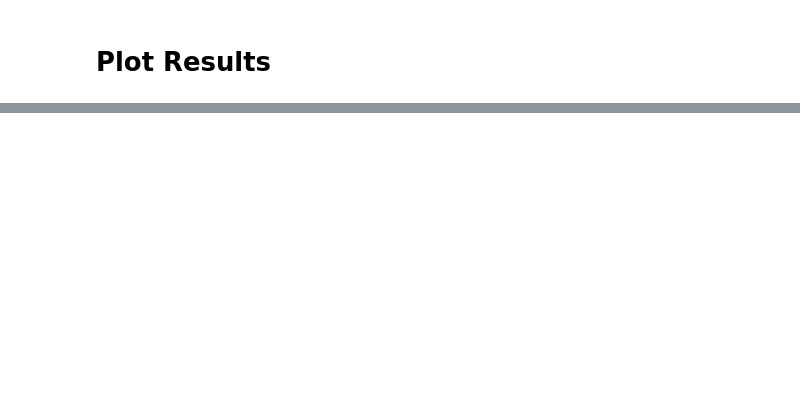
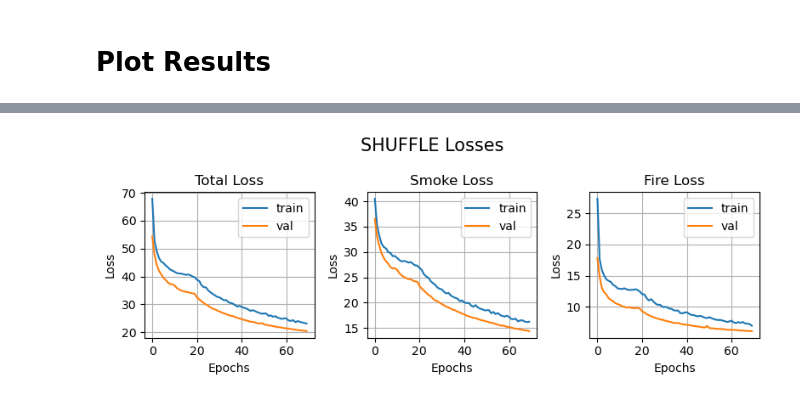
Before and after one commit to wortelio/tfm_gpu_die, a Jupyter notebook: code/classifier/shuffleNet/multilabel_shufflenet.ipynb, the cells around one changed output, grey strips where cells are left out. Saved outputs shown, nothing was run; the diff lists cells and outputs as text; code cells hidden in the pictures; blank space fills up the shorter version.

```diff
--- a/code/classifier/shuffleNet/multilabel_shufflenet.ipynb
+++ b/code/classifier/shuffleNet/multilabel_shufflenet.ipynb
@@ -1200,0 +1363,37 @@ plt.show()
+# %%
+#plt.figure(figsize=(8,8))
+fig, axs = plt.subplots(1,3, figsize=(8, 3))
+fig.suptitle(MODEL + ' Losses', fontsize=15)
+
+plt.subplot(1,3,1)
+plt.plot(train_total_loss, label="train")
+plt.plot(val_total_loss, label="val")
+plt.title("Total Loss")
+plt.xlabel("Epochs")
+plt.ylabel("Loss")
+plt.legend()
+plt.grid()
+
+plt.subplot(1,3,2)
+plt.plot(train_smoke_loss, label="train")
+plt.plot(val_smoke_loss, label="val")
+plt.title("Smoke Loss")
+plt.xlabel("Epochs")
+plt.ylabel("Loss")
+plt.legend()
+plt.grid()
+
+plt.subplot(1,3,3)
+plt.plot(train_fire_loss, label="train")
+plt.plot(val_fire_loss, label="val")
+plt.title("Fire Loss")
+plt.xlabel("Epochs")
+plt.ylabel("Loss")
+plt.legend()
+plt.grid()
+
+plt.tight_layout()
+plt.savefig(log_path + MODEL + "_losses.png")
+plt.show()
+# %% [output]
+[figure, added]
```
Also changed, not shown: parts of 16 cells of this notebook, 44 other files.
